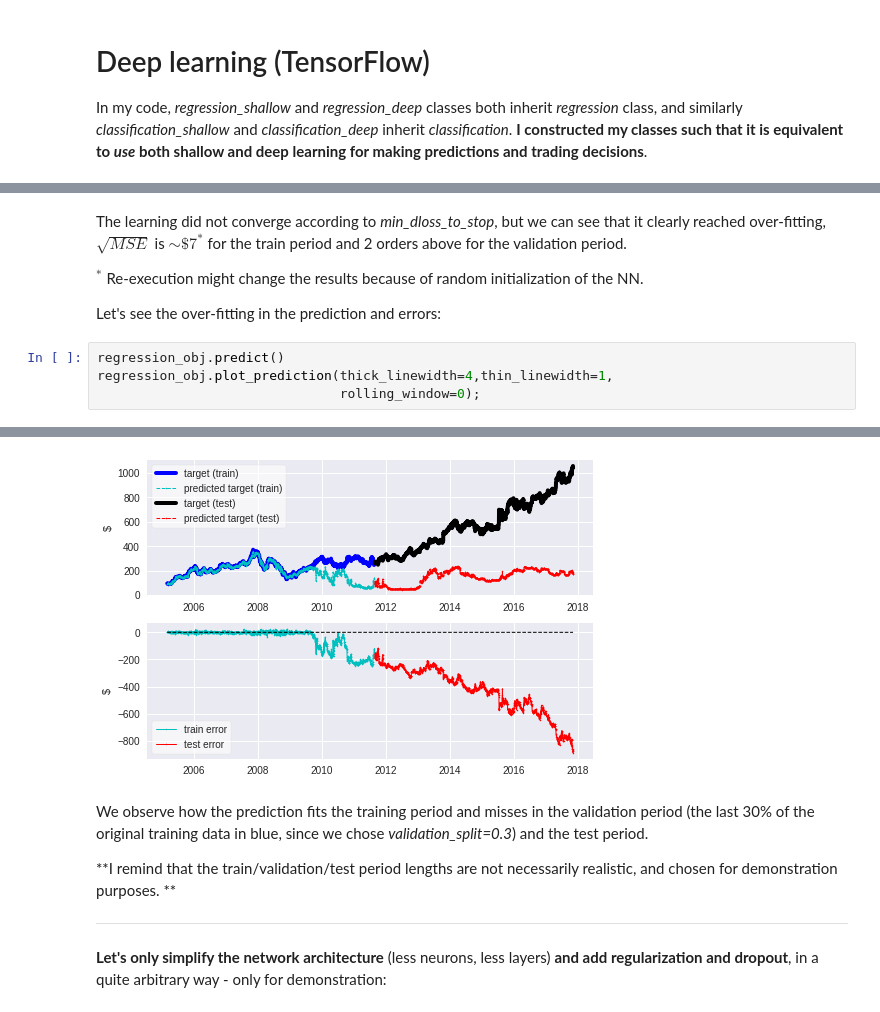
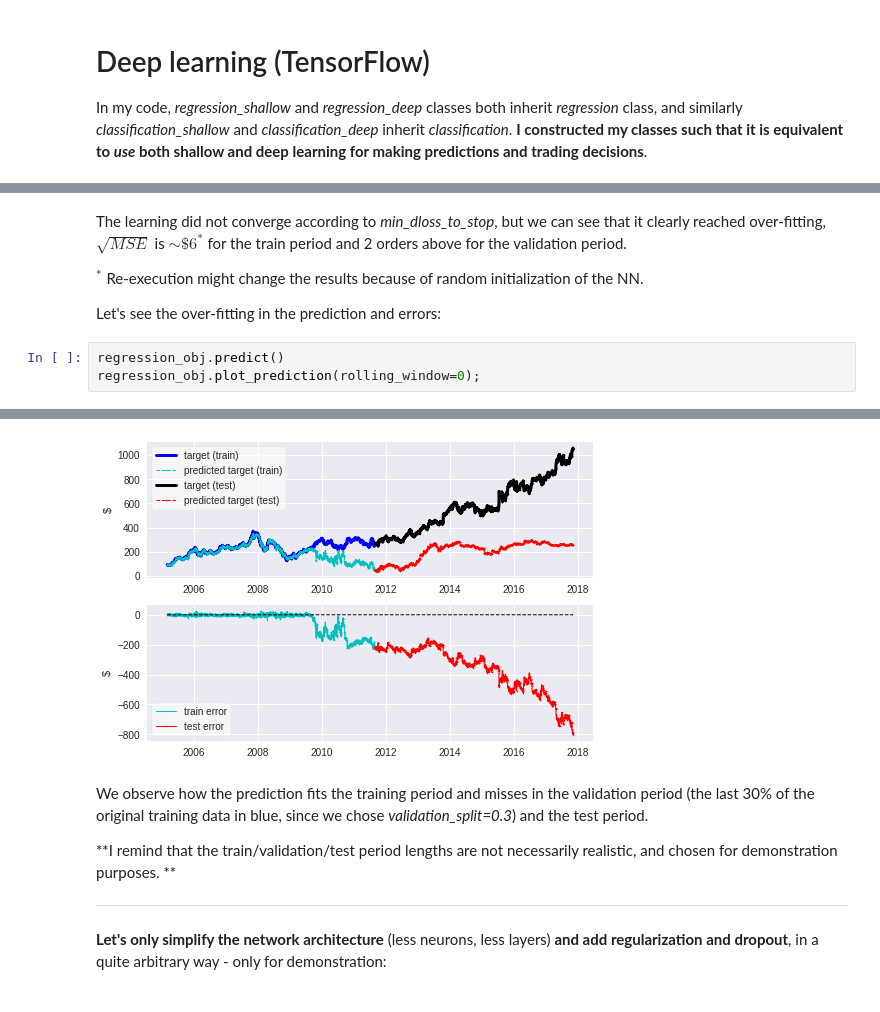
Before and after one commit to Ozziko/AlgoTradingAI, a Jupyter notebook: Oz_Livneh_Algo_Trading_AI.ipynb, the cells around one changed output, grey strips where cells are left out. Saved outputs shown, nothing was run; the diff lists cells and outputs as text.

```diff
--- a/Oz_Livneh_Algo_Trading_AI.ipynb
+++ b/Oz_Livneh_Algo_Trading_AI.ipynb
@@ -1004,11 +1076,10 @@ regression_obj.plot_training()
 # %% [markdown]
-The learning did not converge according to *min_dloss_to_stop*, but we can see that it clearly reached over-fitting, $\sqrt{MSE}$ is $\sim\$7^*$ for the train period and 2 orders above for the validation period.
+The learning did not converge according to *min_dloss_to_stop*, but we can see that it clearly reached over-fitting, $\sqrt{MSE}$ is $\sim\$6^*$ for the train period and 2 orders above for the validation period.
 
 $^*$ Re-execution might change the results because of random initialization of the NN.
 
 Let's see the over-fitting in the prediction and errors:
 # %%
 regression_obj.predict()
-regression_obj.plot_prediction(thick_linewidth=4,thin_linewidth=1,
-                               rolling_window=0);
+regression_obj.plot_prediction(rolling_window=0);
 # %% [output]
@@ -1018,4 +1089,4 @@ regression_obj.plot_prediction(thick_linewidth=4,thin_linewidth=1,
-[figure, old version]
+[figure, new version]
 # %% [markdown]
 We observe how the prediction fits the training period and misses in the validation period (the last 30% of the original training data in blue, since we chose *validation_split=0.3*) and the test period.
 
```
Also changed, not shown: parts of 33 cells of this notebook.
